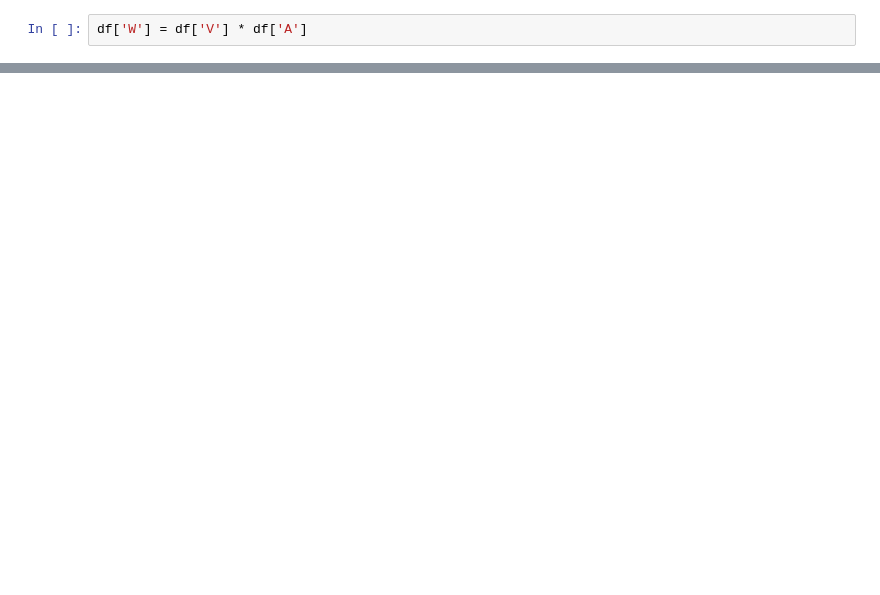
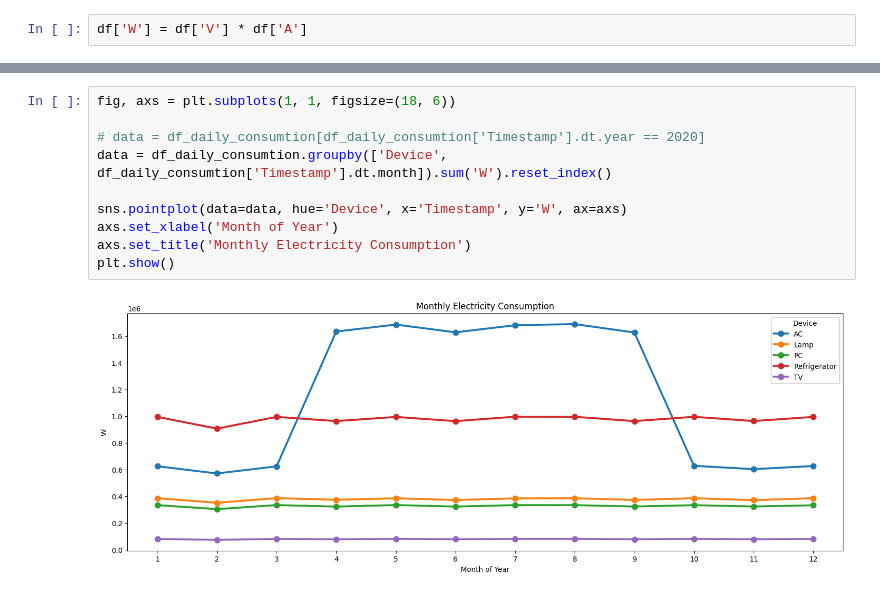
Before and after one commit to daandeey/ElectriCast, a Jupyter notebook: EDA.ipynb, the cells around one changed output, grey strips where cells are left out. Saved outputs shown, nothing was run; the diff lists cells and outputs as text; blank space fills up the shorter version.

```diff
--- a/EDA.ipynb
+++ b/EDA.ipynb
@@ -90,0 +127,12 @@ plt.show()
+# %%
+fig, axs = plt.subplots(1, 1, figsize=(18, 6))
+
+# data = df_daily_consumtion[df_daily_consumtion['Timestamp'].dt.year == 2020]
+data = df_daily_consumtion.groupby(['Device', df_daily_consumtion['Timestamp'].dt.month]).sum('W').reset_index()
+
+sns.pointplot(data=data, hue='Device', x='Timestamp', y='W', ax=axs)
+axs.set_xlabel('Month of Year')
+axs.set_title('Monthly Electricity Consumption')
+plt.show()
+# %% [output]
+[figure, added]
```
Also changed, not shown: parts of 39 cells of this notebook.
